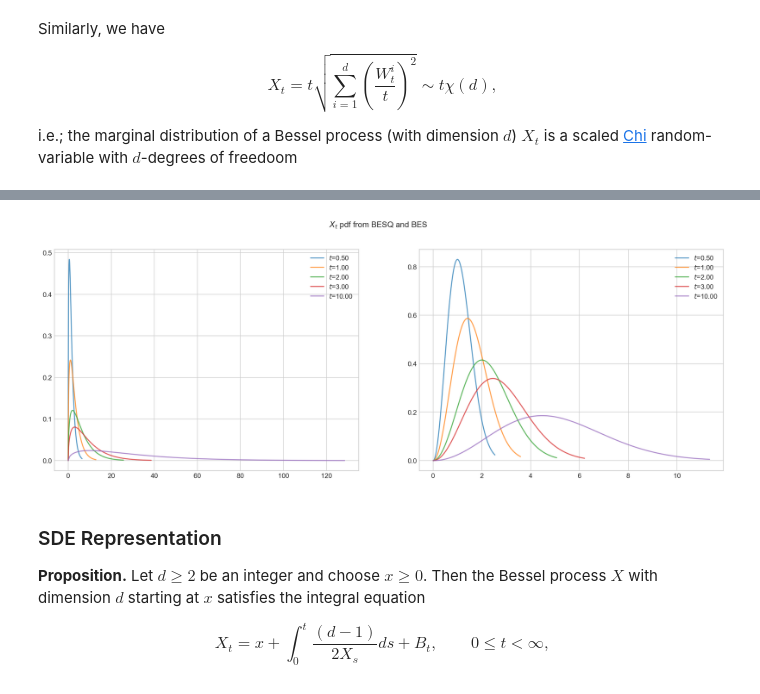
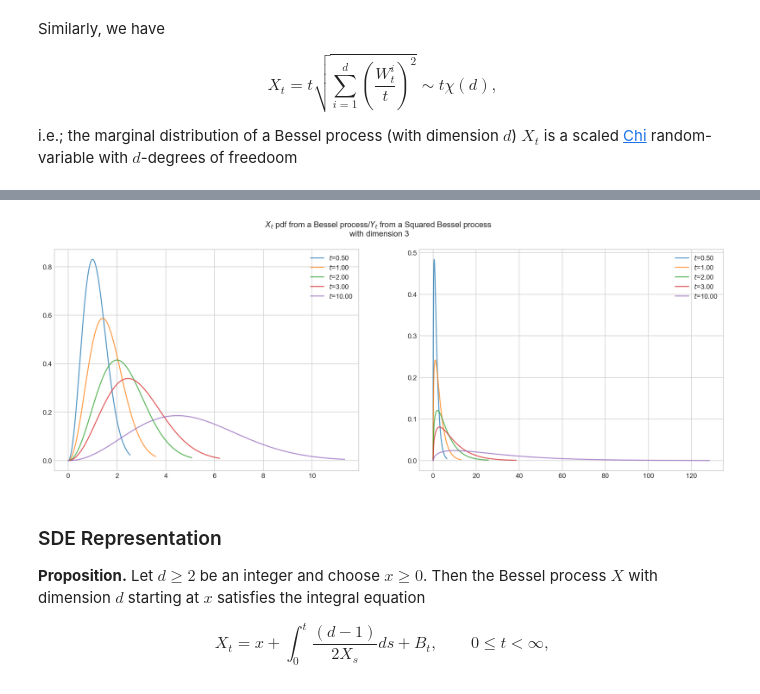
Before and after one commit to quantgirluk/Understanding-Quantitative-Finance, a Jupyter notebook: UQF/bessel_processes.ipynb, the cells around one changed output, grey strips where cells are left out. Cells and saved outputs as stored; diff of their text form; code cells hidden in the pictures.

```diff
--- a/UQF/bessel_processes.ipynb
+++ b/UQF/bessel_processes.ipynb
@@ -198,17 +228,15 @@ plt.show()
 # %%
 
 fig, axs = plt.subplots(1, 2, figsize=(18, 6))
-
 dims = [2, 3, 5, 10]
-
 for d in dims:
-    processes = [BESQProcess(dim=d), BESProcess(dim=d)]
+    processes = [BESProcess(dim=d), BESQProcess(dim=d)]
     for (process, ax) in zip(processes, axs):
         X_t = process.get_marginal(t=1.0)
         x = np.linspace(0, X_t.ppf(0.999), 100)
         ax.plot(x, X_t.pdf(x), '-', lw=1.5,
                 alpha=0.75, label=f'$d$={d:.2f}')
         ax.legend()
-fig.suptitle(f'$X_1$ pdf from a BESQ process with dimension')
+fig.suptitle(f'$X_1$ pdf from a Bessel process/$Y_1$ from a Squared Bessel process\n with dimension $d$')
 plt.show()
 # %% [output]
@@ -216,20 +249,19 @@ plt.show()
 # %%
 d = 3
-
 fig, axs = plt.subplots(1, 2, figsize=(18, 6))
 t_values = [0.5,1, 2, 3, 10]
 
 for t in t_values:
-        processes = [BESQProcess(dim=d), BESProcess(dim=d)]
+        processes = [BESProcess(dim=d), BESQProcess(dim=d)]
         for (process, ax) in zip(processes, axs):
                 X_t = process.get_marginal(t=t)
                 x = np.linspace(0, X_t.ppf(0.995), 200)
                 ax.plot(x, X_t.pdf(x), '-', lw=1.5, alpha=0.75, label=f'$t$={t:.2f}')
                 ax.legend()
-fig.suptitle(f'$X_t$ pdf from BESQ and BES')
+fig.suptitle(f'$X_t$ pdf from a Bessel process/$Y_t$ from a Squared Bessel process\n with dimension 3')
 plt.show()
 # %% [output]
-[figure, old version]
+[figure, new version]
 # %% [markdown]
 ### SDE Representation
 
```
Also changed, not shown: parts of 22 cells of this notebook.
